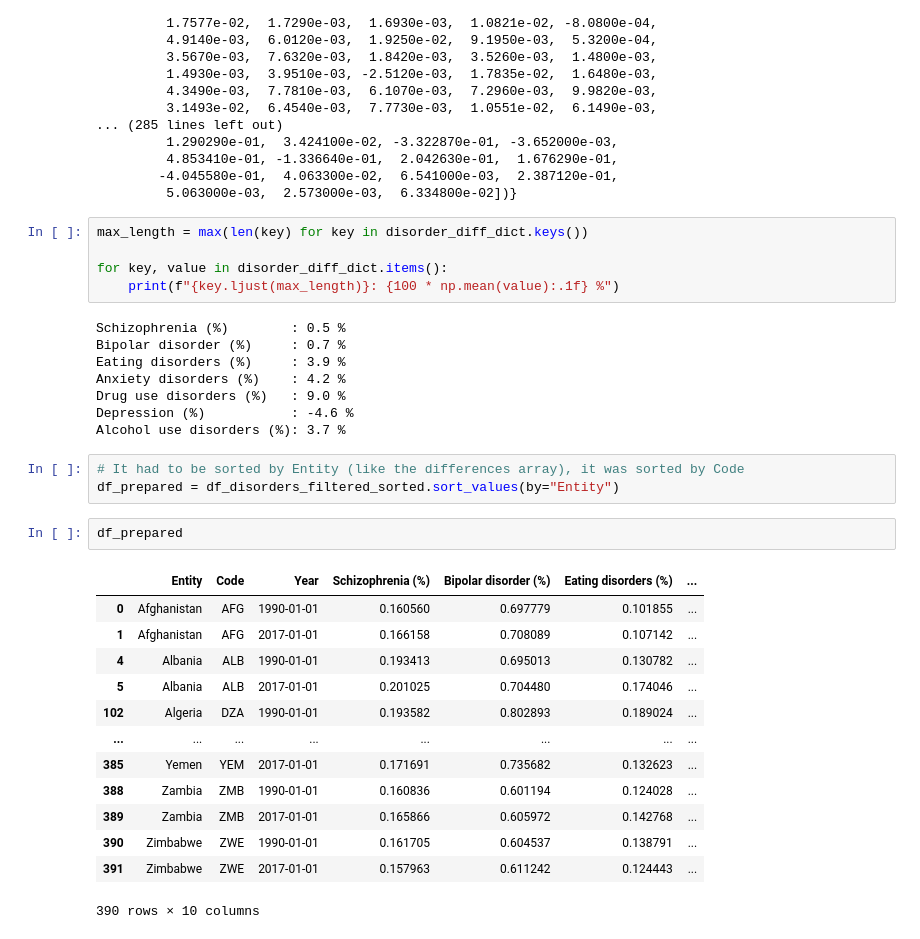
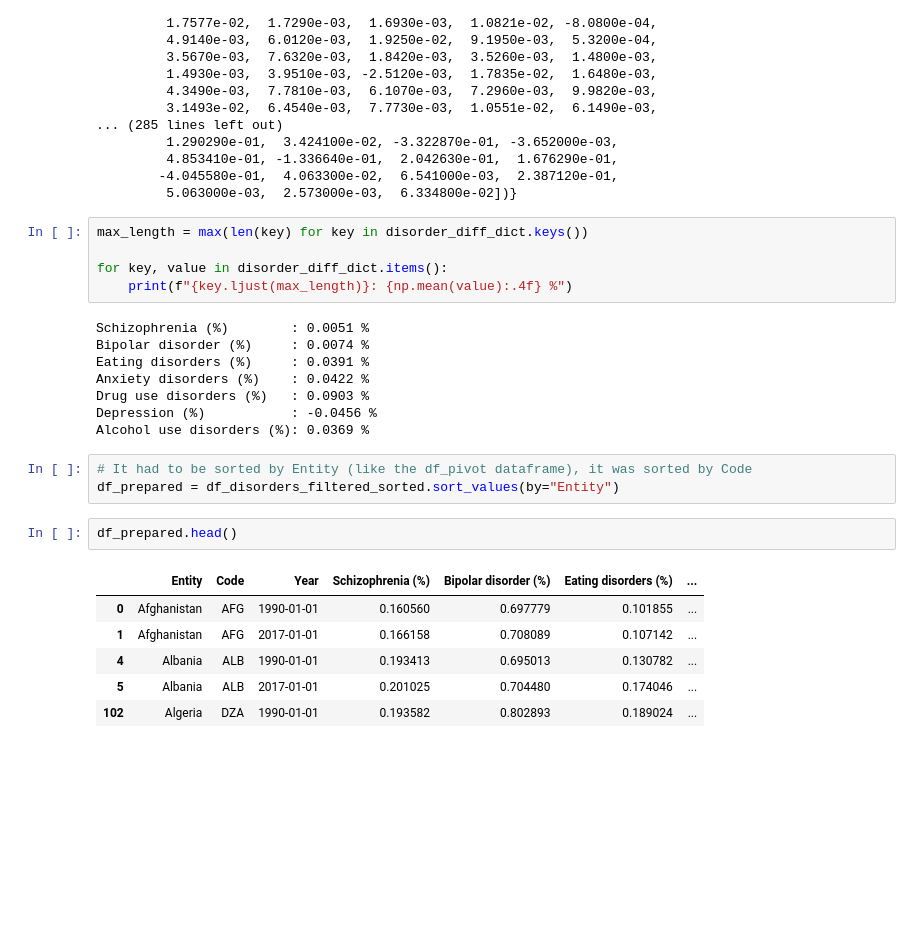
Before and after one commit to supernauth/mental_health_disorder, a Jupyter notebook: mental_health_disorder.ipynb, the cells around one changed output. Cells and saved outputs as stored; diff of their text form; blank space fills up the shorter version.

```diff
--- a/mental_health_disorder.ipynb
+++ b/mental_health_disorder.ipynb
@@ -488,34 +484,27 @@ disorder_diff_dict
 max_length = max(len(key) for key in disorder_diff_dict.keys())
 
 for key, value in disorder_diff_dict.items():
-    print(f"{key.ljust(max_length)}: {100 * np.mean(value):.1f} %")
+    print(f"{key.ljust(max_length)}: {np.mean(value):.4f} %")
 # %% [output]
-Schizophrenia (%)        : 0.5 %
-Bipolar disorder (%)     : 0.7 %
-Eating disorders (%)     : 3.9 %
-Anxiety disorders (%)    : 4.2 %
-Drug use disorders (%)   : 9.0 %
-Depression (%)           : -4.6 %
-Alcohol use disorders (%): 3.7 %
+Schizophrenia (%)        : 0.0051 %
+Bipolar disorder (%)     : 0.0074 %
+Eating disorders (%)     : 0.0391 %
+Anxiety disorders (%)    : 0.0422 %
+Drug use disorders (%)   : 0.0903 %
+Depression (%)           : -0.0456 %
+Alcohol use disorders (%): 0.0369 %
 # %%
-# It had to be sorted by Entity (like the differences array), it was sorted by Code
+# It had to be sorted by Entity (like the df_pivot dataframe), it was sorted by Code
 df_prepared = df_disorders_filtered_sorted.sort_values(by="Entity")
 # %%
-df_prepared
+df_prepared.head()
 # %% [output]
 |  | Entity | Code | Year | Schizophrenia (%) | Bipolar disorder (%) | Eating disorders (%) | ... |
 | 0 | Afghanistan | AFG | 1990-01-01 | 0.160560 | 0.697779 | 0.101855 | ... |
 | 1 | Afghanistan | AFG | 2017-01-01 | 0.166158 | 0.708089 | 0.107142 | ... |
 | 4 | Albania | ALB | 1990-01-01 | 0.193413 | 0.695013 | 0.130782 | ... |
 | 5 | Albania | ALB | 2017-01-01 | 0.201025 | 0.704480 | 0.174046 | ... |
 | 102 | Algeria | DZA | 1990-01-01 | 0.193582 | 0.802893 | 0.189024 | ... |
-| ... | ... | ... | ... | ... | ... | ... | ... |
-| 385 | Yemen | YEM | 2017-01-01 | 0.171691 | 0.735682 | 0.132623 | ... |
-| 388 | Zambia | ZMB | 1990-01-01 | 0.160836 | 0.601194 | 0.124028 | ... |
-| 389 | Zambia | ZMB | 2017-01-01 | 0.165866 | 0.605972 | 0.142768 | ... |
-| 390 | Zimbabwe | ZWE | 1990-01-01 | 0.161705 | 0.604537 | 0.138791 | ... |
-| 391 | Zimbabwe | ZWE | 2017-01-01 | 0.157963 | 0.611242 | 0.124443 | ... |
-390 rows × 10 columns
 # %%
 plt.figure(figsize=(12, 40))
 
```
Also changed, not shown: parts of 6 cells of this notebook.
